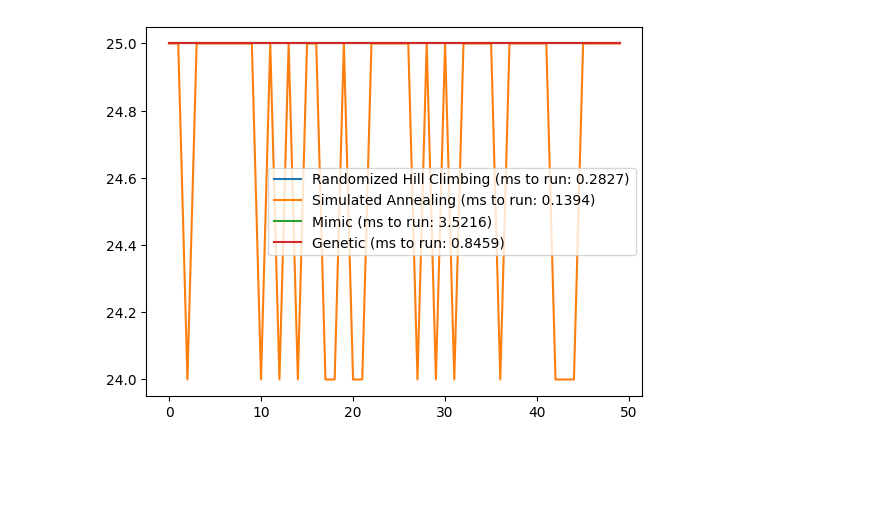
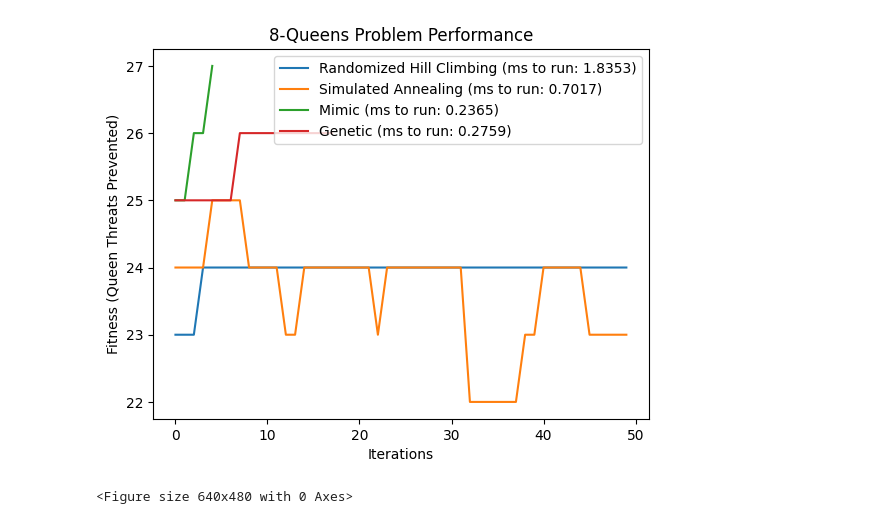
Before and after one commit to DLawrence70GT/ML, a Jupyter notebook: a2/Exploratory.ipynb, the cells around one changed output. Cells and saved outputs as stored; diff of their text form; code cells hidden in the pictures; blank space fills up the shorter version.

```diff
--- a/a2/Exploratory.ipynb
+++ b/a2/Exploratory.ipynb
@@ -191,0 +190,7 @@ print(colors_fitness_func.evaluate([0, 0, 3]))
+# %%
+#Create custom fitness function to turn N-Queens into a Maximization Problem
+#possible solution: 0, 6, 3, 5, 7, 1, 4, 2
+queens_fitness_func_helper = mlrose.Queens()
+queens_fitness_func = mlrose.CustomFitness(lambda state: 1000 - queens_fitness_func_helper.evaluate(state), 'discrete')
+queens_problem = mlrose.DiscreteOpt(8, queens_fitness_func, max_val=8)
+queens_fitness_func_helper.evaluate(np.array([0, 1, 2, 3, 4, 5, 6, 7]))
@@ -247,11 +260,16 @@ Genetic Algorithm Time: 0.8513076305389404
 # %%
-#fitness curves for knapsack
-plt.plot(rhc_colors_fitness_curve[:50, 0], label = f'Randomized Hill Climbing (ms to run: {round(rhc_colors_time, 4)})')
-plt.plot(sa_colors_fitness_curve[:50, 0], label = f'Simulated Annealing (ms to run: {round(sa_colors_time, 4)})')
-plt.plot(mimic_colors_fitness_curve[:50, 0], label = f'Mimic (ms to run: {round(mimic_colors_time, 4)})')
-plt.plot(genetic_colors_fitness_curve[:50, 0], label = f'Genetic (ms to run: {round(genetic_colors_time, 4)})')
-
+# Fitness curves for Knapsack
+plt.plot(rhc_queens_fitness_curve[25:75, 0], label = f'Randomized Hill Climbing (ms to run: {round(rhc_queens_time, 4)})')
+plt.plot(sa_queens_fitness_curve[1650:1700, 0], label = f'Simulated Annealing (ms to run: {round(sa_queens_time, 4)})')
+plt.plot(mimic_queens_fitness_curve[:50, 0], label = f'Mimic (ms to run: {round(mimic_queens_time, 4)})')
+plt.plot(genetic_queens_fitness_curve[:50, 0], label = f'Genetic (ms to run: {round(genetic_queens_time, 4)})')
+plt.title('8-Queens Problem Performance')
+plt.xlabel('Iterations')
+plt.ylabel('Fitness (Queen Threats Prevented)')
 plt.legend()
+plt.savefig('queens_performance.png')
 plt.show()
+plt.clf()
 # %% [output]
-[figure, old version]
+[figure, new version]
+<Figure size 640x480 with 0 Axes>
```
Also changed, not shown: parts of 28 cells of this notebook, 7 other files.
